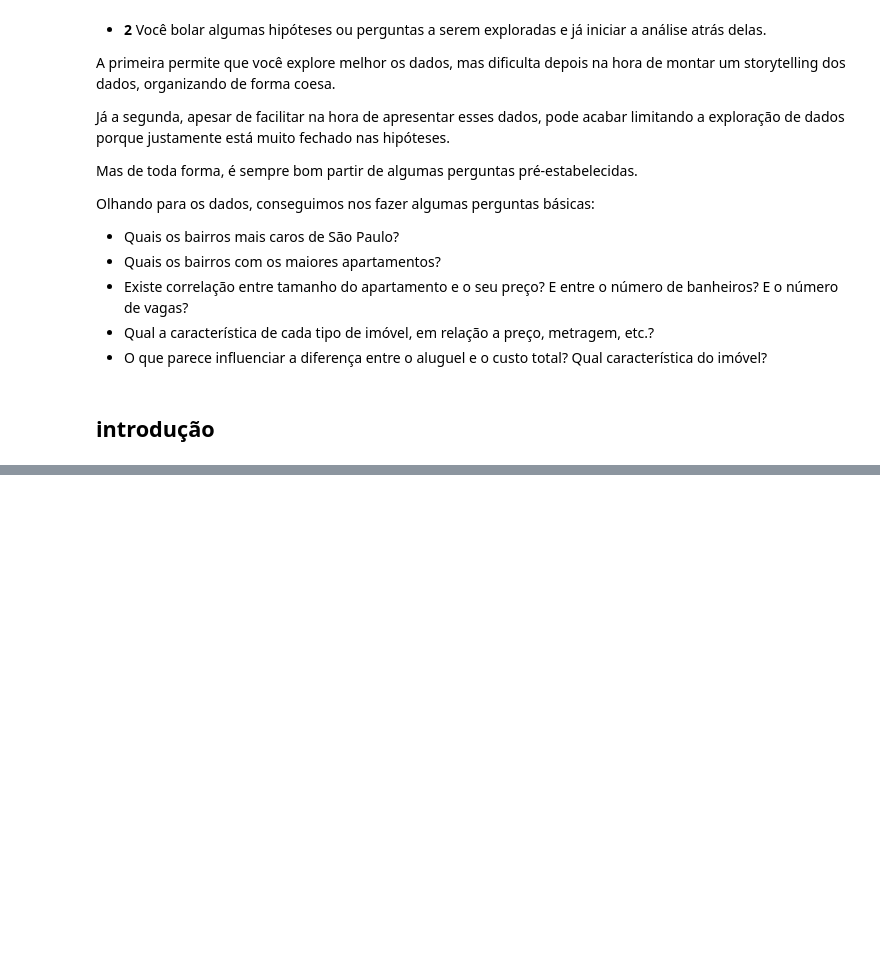
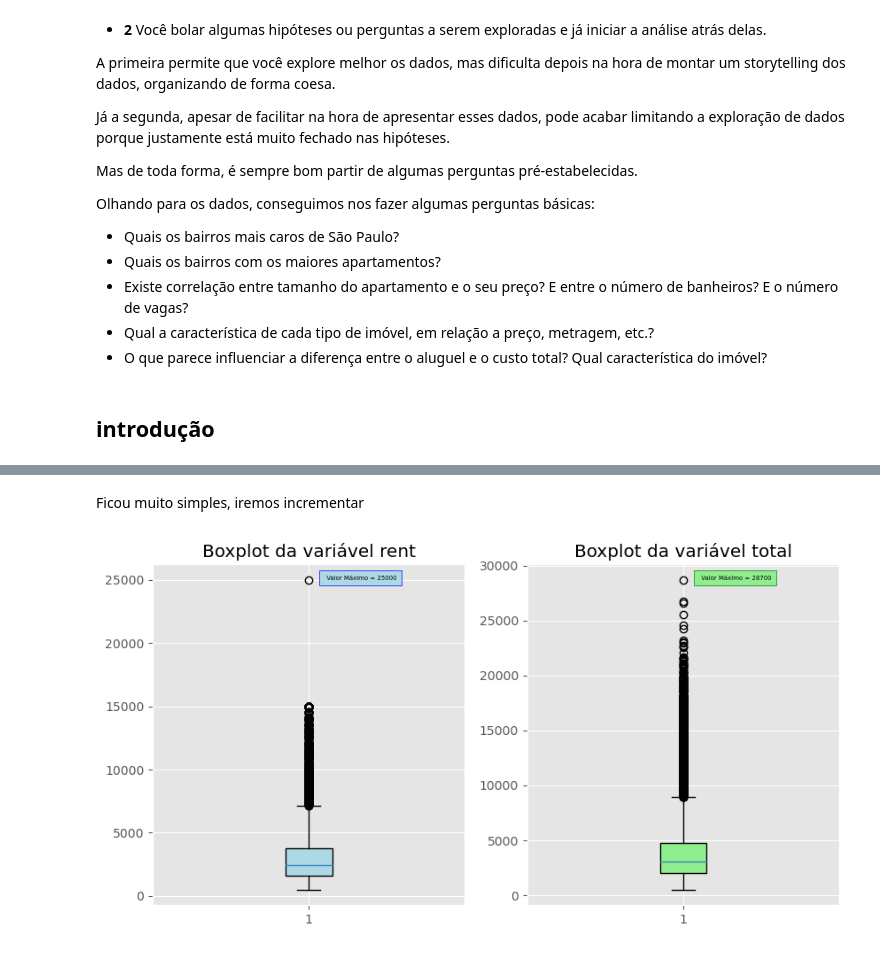
Before and after one commit to alencargthiago/Python_exercises, a Jupyter notebook: Analise_exploratoria/analise_explora_na_pratica.ipynb, the cells around one changed output, grey strips where cells are left out. Saved outputs shown, nothing was run; the diff lists cells and outputs as text; code cells hidden in the pictures; blank space fills up the shorter version.

```diff
--- a/Analise_exploratoria/analise_explora_na_pratica.ipynb
+++ b/Analise_exploratoria/analise_explora_na_pratica.ipynb
@@ -135,0 +157,41 @@ ModuleNotFoundError: No module named 'nb_black #precisa instalar caso não tiver
+# %% [markdown]
+Ficou muito simples, iremos incrementar
+# %%
+fig, axs = plt.subplots(1, 2, figsize = (10, 5)) # Cria uma figura com 2 subplots
+
+# Cria um boxplot para a variável 'rent' no primeiro subplot
+bp1 = axs[0].boxplot(aptos['rent'], patch_artist= True)
+axs[0].set_title('Boxplot da variável rent')
+
+# Define uma cor do boxplot
+bp1['boxes'][0].set_facecolor('lightblue')
+
+# Adiciona a legenda do valor máximo
+max_rent = np.max(aptos['rent'])
+axs[0].annotate( f' Valor Máximo = {max_rent}',
+                xy = (1, max_rent),
+                xytext = (1.05, max_rent),
+                bbox = dict ( facecolor='lightblue', edgecolor= 'blue'),
+                fontsize=5 # modifica a fonte para um tamanho menor
+)
+
+# Cria uma boxplot para a variável 'total' no segundo subplot
+bp2 = axs[1].boxplot(aptos['total'], patch_artist = True)
+axs[1].set_title('Boxplot da variável total')
+
+# Define a cor do boxplot
+bp2['boxes'][0].set_facecolor('lightgreen')
+
+# Adiciona a legenda do valor máximo
+max_total = np.max(aptos['total']) # pega o valor máximo do campo total
+axs[1].annotate( f' Valor Máximo = {max_total}',
+                xy = (1, max_total),
+                xytext = (1.05, max_total),
+                bbox = dict ( facecolor='lightgreen', edgecolor= 'green'),
+                fontsize=5 # modifica a fonte para um tamanho menor
+)
+
+# Mostra os gráficos
+plt.show()
+# %% [output]
+[figure, added]
```
Also changed, not shown: parts of 29 cells of this notebook.
